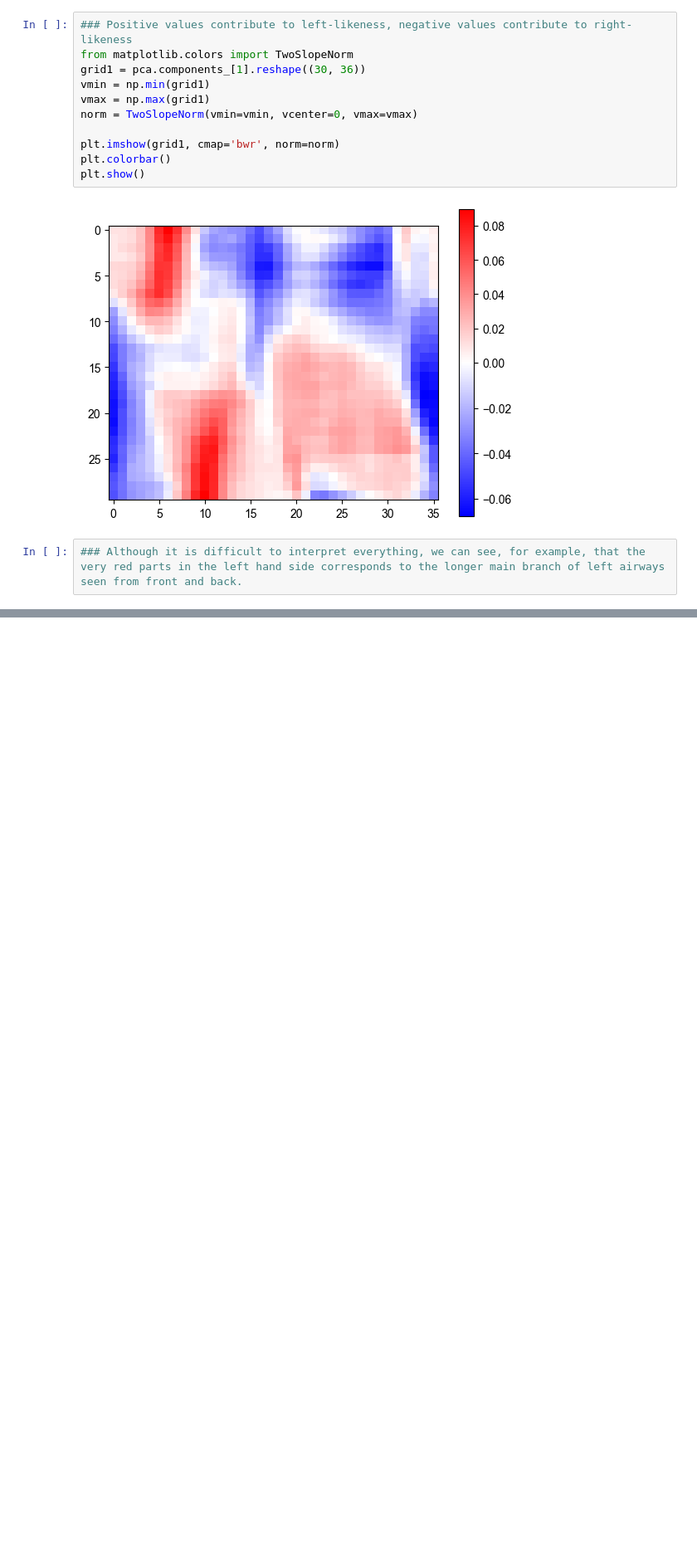
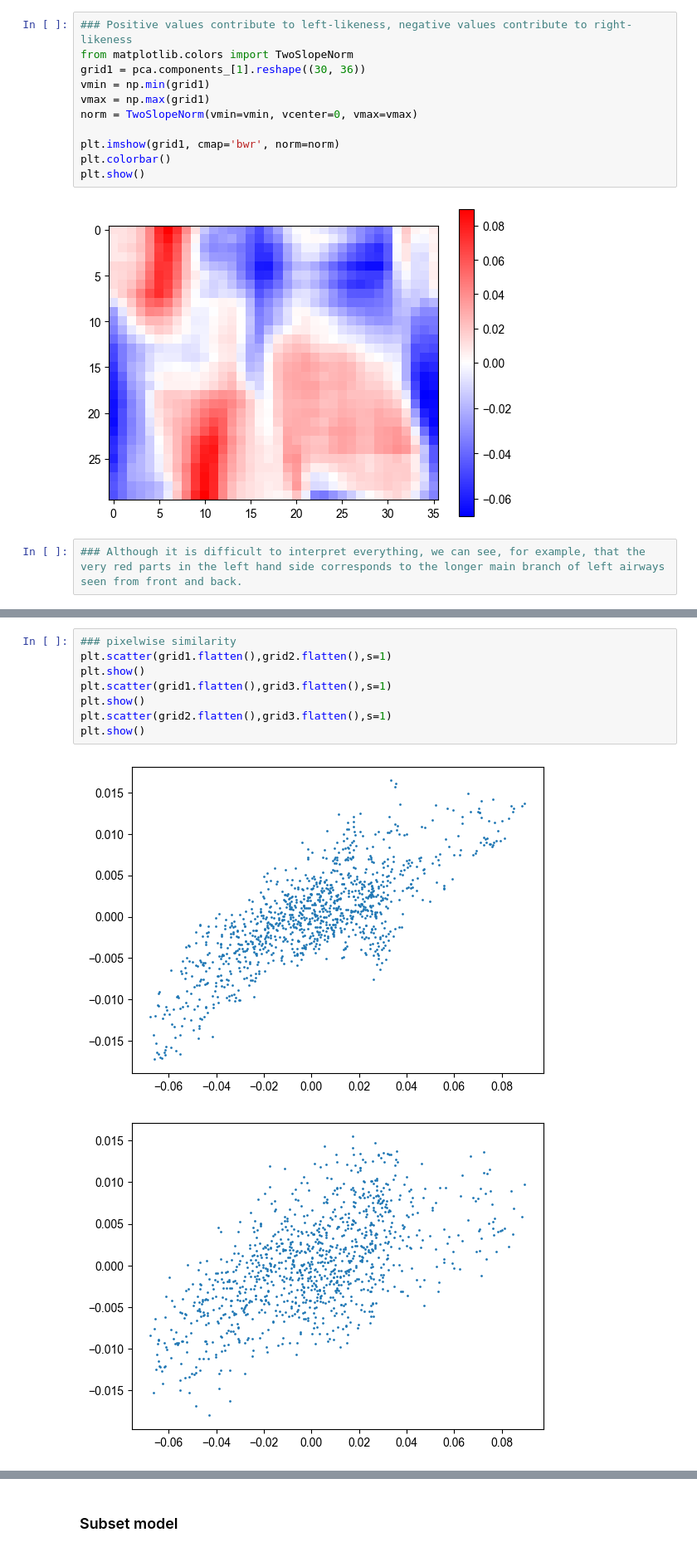
Before and after one commit to TopologicalBird/airway-pht-2, a Jupyter notebook: codes/evaluation_github.ipynb, the cells around one changed output, grey strips where cells are left out. Shown at 83% size. Drawn from its saved outputs; the diff is of its cells as text; blank space fills up the shorter version.

```diff
--- a/codes/evaluation_github.ipynb
+++ b/codes/evaluation_github.ipynb
@@ -558,0 +597,11 @@ plt.show()
+# %%
+### pixelwise similarity
+plt.scatter(grid1.flatten(),grid2.flatten(),s=1)
+plt.show()
+plt.scatter(grid1.flatten(),grid3.flatten(),s=1)
+plt.show()
+plt.scatter(grid2.flatten(),grid3.flatten(),s=1)
+plt.show()
+# %% [output]
+[figure, added]
+[figure, added]
@@ -558,0 +609,2 @@ plt.show()
+# %% [markdown]
+### Subset model
```
Also changed, not shown: parts of 15 cells of this notebook.
